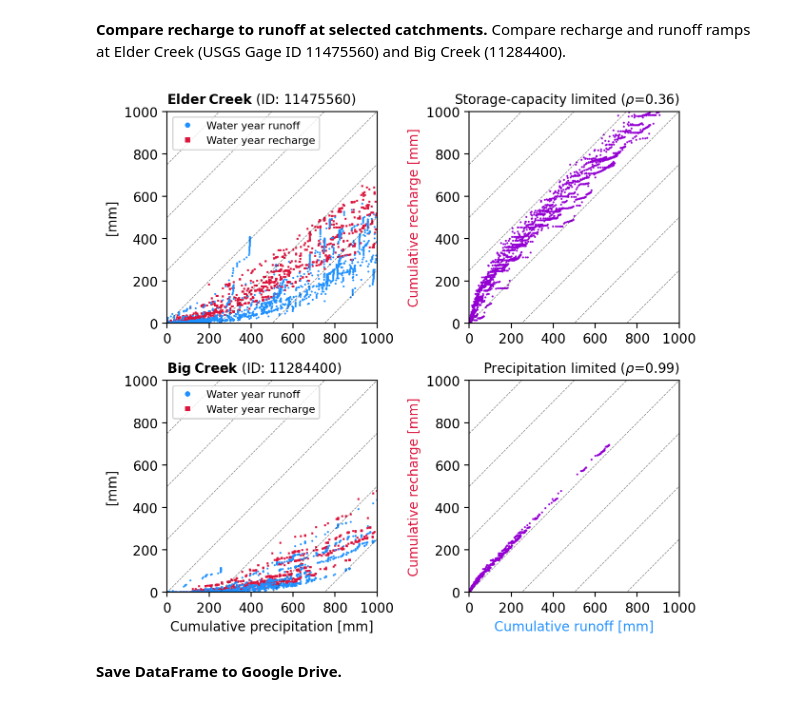
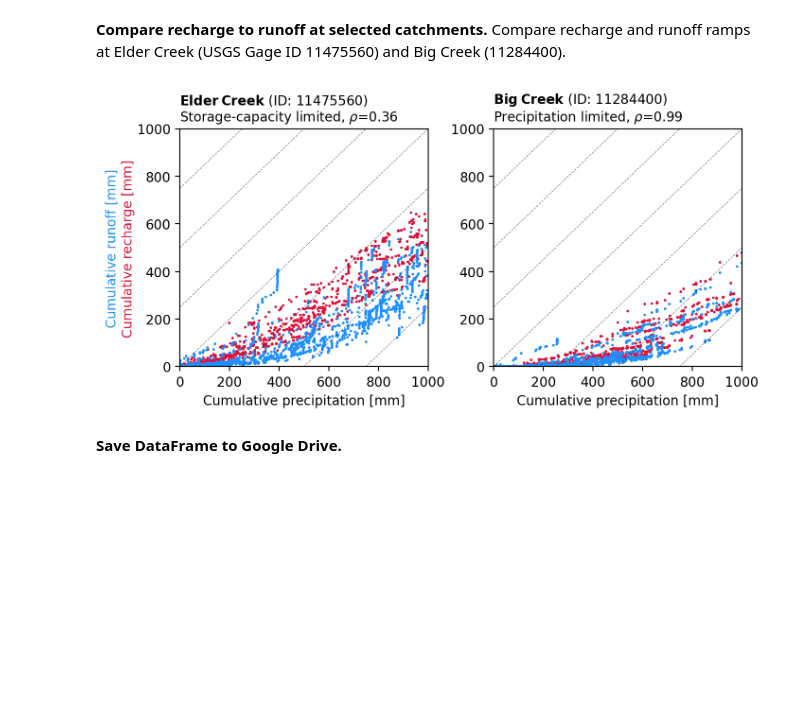
Before and after one commit to noah-beniteznelson/recharge_deficit, a Jupyter notebook: PART_I.ipynb, the cells around one changed output. Saved outputs shown, nothing was run; the diff lists cells and outputs as text; code cells hidden in the pictures; blank space fills up the shorter version.

```diff
--- a/PART_I.ipynb
+++ b/PART_I.ipynb
@@ -730,69 +713,45 @@ def extract_gage_data(gage):
   df_gage = df_filt_deficit_recharge.filter(regex=".*%s"%gage).join(df_gages[['date','wateryear']],how='outer')
   df_gage.columns = df_gage.columns.str.rstrip('_%s'%gage)
   df_gage.set_index('date', inplace=True)
   df_gage.index = pd.to_datetime(df_gage.index)
   return df_gage
 
 # Gage data
 Elder_ck = '11475560'
 Big_ck = '11284400'
 df_Elder = extract_gage_data(Elder_ck)
 df_Big = extract_gage_data(Big_ck)
 gages = [df_Elder,df_Big]
 
 # Plotting space
-fig,axs = plt.subplots(2,2,figsize=(6.5,6))
+fig,axs = plt.subplots(1,2,figsize=(6.7,3.5))
 
 # Plot recharge & runoff ramp
-for ax,gage in zip([axs[0,0],axs[1,0]],gages):
+for ax,gage in zip(axs,gages):
   for wy in set(gage.wateryear.to_list()):
     df_winter = gage.loc['%s-11-01'%str(wy-1):'%s-04-01'%str(wy)]
-    df_winter.cumsum().plot(x='ppt', y='rt', color='crimson', style='s', legend=False, markersize=0.5, ax=ax, zorder=-1)
-    df_winter.cumsum().plot(x='ppt', y='q', color='dodgerblue', style='o', legend=False, markersize=0.5, ax=ax, zorder=0)
+    df_winter.cumsum().plot(x='ppt', y='q', color='dodgerblue', style='o', legend=False, markersize=1, ax=ax, zorder=0)
+    df_winter.cumsum().plot(x='ppt', y='rt', color='crimson', style='o', legend=False, markersize=1, ax=ax, zorder=-1)
   # 1:1 lines
   ymax = 1000
   xmax = 1000
   cepts = np.arange(-10*ymax,ymax,max([xmax/4,ymax/4]))
   for cept in cepts[:-1]:
     ax.plot([0,ymax - cept],[cept,ymax],c='k',ls='--',alpha=0.5,lw=0.5)
   cept = cepts[-1]
   ax.plot([0,ymax - cept],[cept,ymax],label='1:1',c='k',ls='--',alpha=0.5,lw=0.5)
-  # Legend and axis handling
-  discharge_marker = matplotlib.lines.Line2D([],[],color='dodgerblue', ls='none', marker='o', ms=3, label="Water year runoff")
-  recharge_marker = matplotlib.lines.Line2D([],[],color='crimson', ls='none', marker='s', ms=3, label="Water year recharge")
-  ax.legend(handles=[discharge_marker,recharge_marker], loc='upper left', fontsize=8)
-  ax.set(xlabel='Cumulative precipitation [mm]', ylabel='[mm]', xlim=[0,xmax], ylim=[0,ymax])
+  ax.set(xlabel='Cumulative precipitation [mm]', ylabel='', xlim=[0,xmax], ylim=[0,ymax])
 
-# Plot recharge v.s. runoff
-for ax,gage in zip([axs[0,1],axs[1,1]],gages):
-  for wy in set(gage.wateryear.to_list()):
-    df_winter = gage.loc['%s-11-01'%str(wy-1):'%s-04-01'%str(wy)]
-    df_winter.cumsum().plot(x='q', y='rt', color='darkviolet', style='o', legend=False, markersize=0.5, ax=ax, zorder=-1)
-  # 1:1 lines
-  ymax = 1000
-  xmax = 1000
-  cepts = np.arange(-10*ymax,ymax,max([xmax/4,ymax/4]))
-  for cept in cepts[:-1]:
-    ax.plot([0,ymax - cept],[cept,ymax],c='k',ls='--',alpha=0.5,lw=0.5)
-  cept = cepts[-1]
-  ax.plot([0,ymax - cept],[cept,ymax],label='1:1',c='k',ls='--',alpha=0.5,lw=0.5)
-  # Axis handling
-  ax.set(xlim=[0,xmax], ylim=[0,ymax])
-  ax.set_xlabel('Cumulative runoff [mm]',color='dodgerblue')
-  ax.set_ylabel('Cumulative recharge [mm]',color='crimson')
-
-# Subplot titles
-axs[0,0].set_title(r"$\bf{Elder\hspace{0.25}Creek}$"+" (ID: 11475560)", loc='left', fontsize=10)
-axs[0,1].set_title("Storage-capacity limited "+r"($\rho$=0.36)", loc='right', fontsize=10)
-axs[1,0].set_title(r"$\bf{Big\hspace{0.25}Creek}$"+" (ID: 11284400)", loc='left', fontsize=10)
-axs[1,1].set_title("Precipitation limited "+r"($\rho$=0.99)", loc='right', fontsize=10)
+# Subplot titles & ylabel
+fig.text(-0.04, 0.5, 'Cumulative runoff [mm]', va='center', rotation='vertical', color='dodgerblue')
+fig.text(-0.015, 0.5, 'Cumulative recharge [mm]', va='center', rotation='vertical', color='crimson')
+axs[0].set_title(r"$\bf{Elder\hspace{0.25}Creek}$"+" (ID: 11475560)\nStorage-capacity limited, "+r"$\rho$=0.36", loc='left', fontsize=10)
+axs[1].set_title(r"$\bf{Big\hspace{0.25}Creek}$"+" (ID: 11284400)\nPrecipitation limited, "+r"$\rho$=0.99", loc='left', fontsize=10)
 
 # Final axis handling, figure layout
-for ax in axs[0,:]:
-  ax.set_xlabel("")
-fig.tight_layout()
+fig.tight_layout(pad=0.5)
 # %% [output]
-[figure, old version]
+[figure, new version]
 # %% [markdown]
 **Save DataFrame to Google Drive.**
 # %%
```
Also changed, not shown: parts of 4 cells of this notebook.
